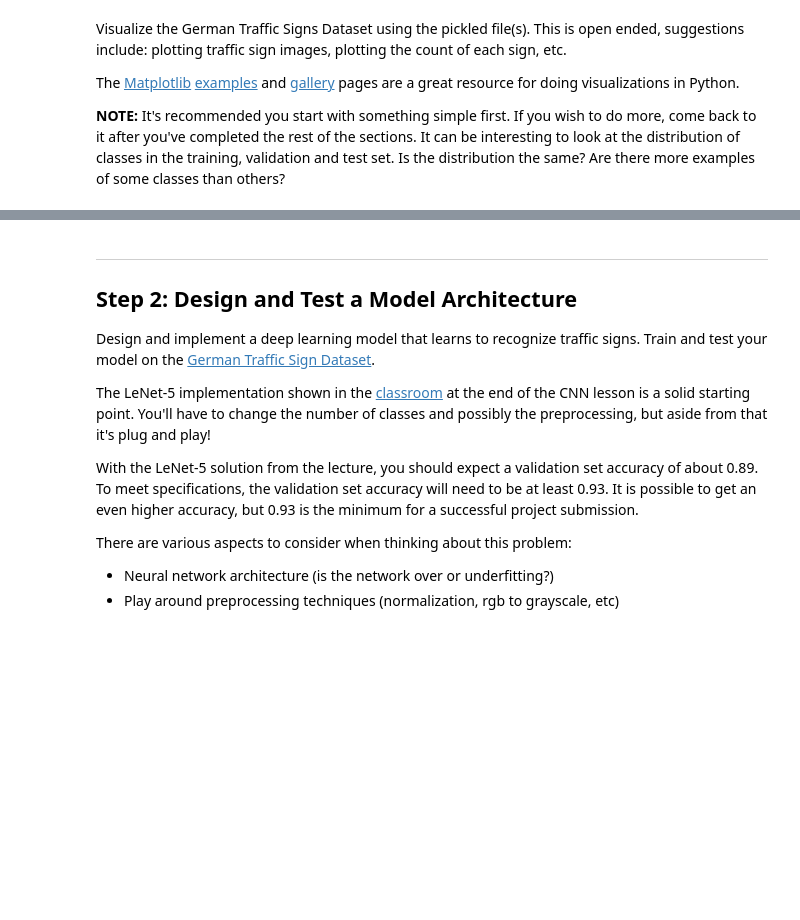
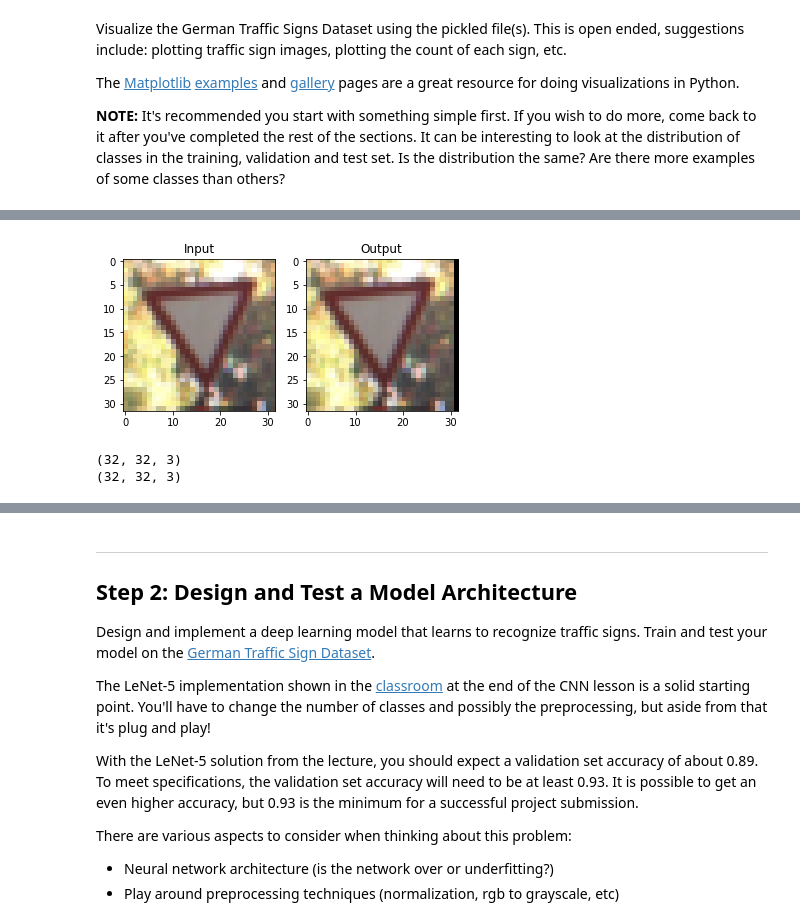
Before and after one commit to vipulbhandari82/CarND-Traffic-Sign-Classifier-Project, a Jupyter notebook: Traffic_Sign_Classifier.ipynb, the cells around one changed output, grey strips where cells are left out. Cells and saved outputs as stored; diff of their text form; code cells hidden in the pictures; blank space fills up the shorter version.

```diff
--- a/Traffic_Sign_Classifier.ipynb
+++ b/Traffic_Sign_Classifier.ipynb
@@ -133,0 +134,30 @@ plt.show()
+# %%
+#Increase the number of images
+
+#All transformation help is used from following page
+
+#http://docs.opencv.org/3.1.0/da/d6e/tutorial_py_geometric_transformations.html
+import cv2
+
+test_img = X_train[22222]
+#The camera could capture with pixels a little bit here or there
+#translation helps our neural network to overcome that
+def translate(image):
+    rows,cols,_ = image.shape
+    px = 3
+    dx,dy = np.random.randint(-px,px,2)
+
+    M = np.float32([[1,0,dx],[0,1,dy]])
+    dst = cv2.warpAffine(image,M,(cols,rows))
+
+    return dst
+
+plt.subplot(121),plt.imshow(test_img.squeeze()),plt.title('Input')
+plt.subplot(122),plt.imshow(translate(test_img).squeeze()),plt.title('Output')
+plt.show()
+print(test_img.shape)
+print(translate(test_img).shape)
+# %% [output]
+[figure, added]
+(32, 32, 3)
+(32, 32, 3)
```
Also changed, not shown: parts of 16 cells of this notebook, 9 other files.
